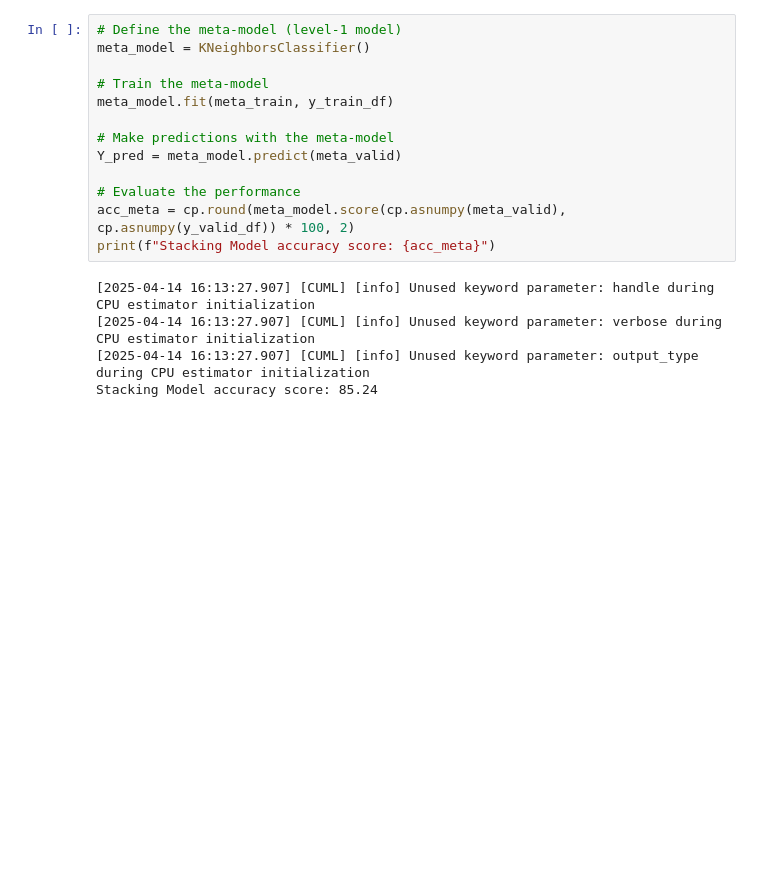
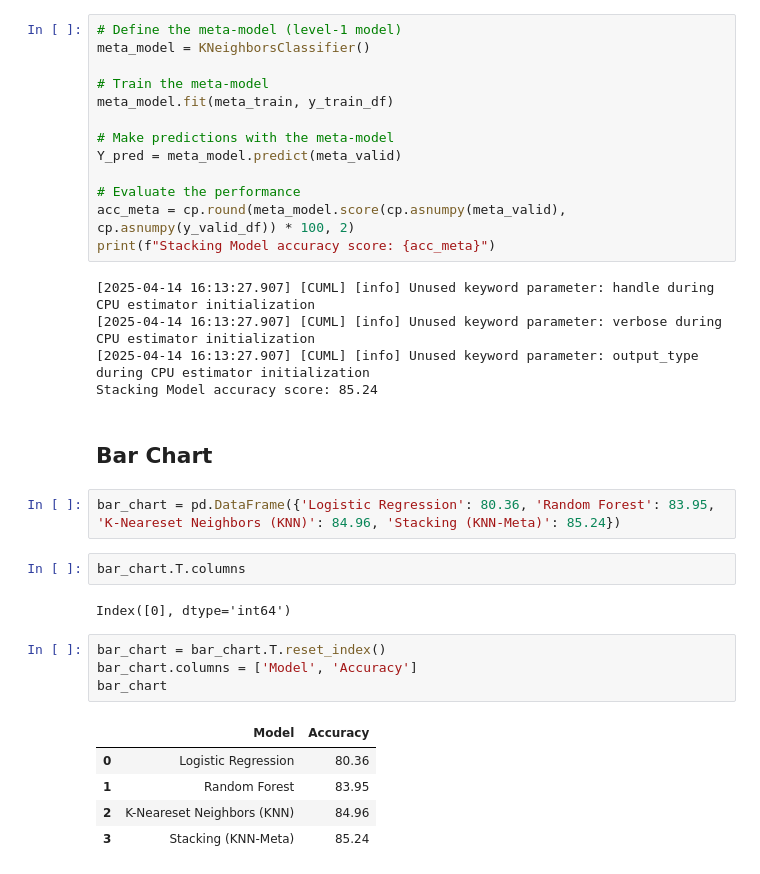
Before and after one commit to AllisonDing/blog_notebook, a Jupyter notebook: blog_notebook_for_Stacking_Generalization.ipynb, the cells around one changed output. Cells and saved outputs as stored; diff of their text form; blank space fills up the shorter version.

```diff
--- a/blog_notebook_for_Stacking_Generalization.ipynb
+++ b/blog_notebook_for_Stacking_Generalization.ipynb
@@ -534,3 +537,21 @@ print(f"Stacking Model accuracy score: {acc_meta}")
 [2025-04-14 16:13:27.907] [CUML] [info] Unused keyword parameter: verbose during CPU estimator initialization
 [2025-04-14 16:13:27.907] [CUML] [info] Unused keyword parameter: output_type during CPU estimator initialization
 Stacking Model accuracy score: 85.24
+# %% [markdown]
+## Bar Chart
+# %%
+bar_chart = pd.DataFrame({'Logistic Regression': 80.36, 'Random Forest': 83.95, 'K-Neareset Neighbors (KNN)': 84.96, 'Stacking (KNN-Meta)': 85.24})
+# %%
+bar_chart.T.columns
+# %% [output]
+Index([0], dtype='int64')
+# %%
+bar_chart = bar_chart.T.reset_index()
+bar_chart.columns = ['Model', 'Accuracy']
+bar_chart
+# %% [output]
+|  | Model | Accuracy |
+| 0 | Logistic Regression | 80.36 |
+| 1 | Random Forest | 83.95 |
+| 2 | K-Neareset Neighbors (KNN) | 84.96 |
+| 3 | Stacking (KNN-Meta) | 85.24 |
```
Also changed, not shown: parts of 2 cells of this notebook, 1 other file.
